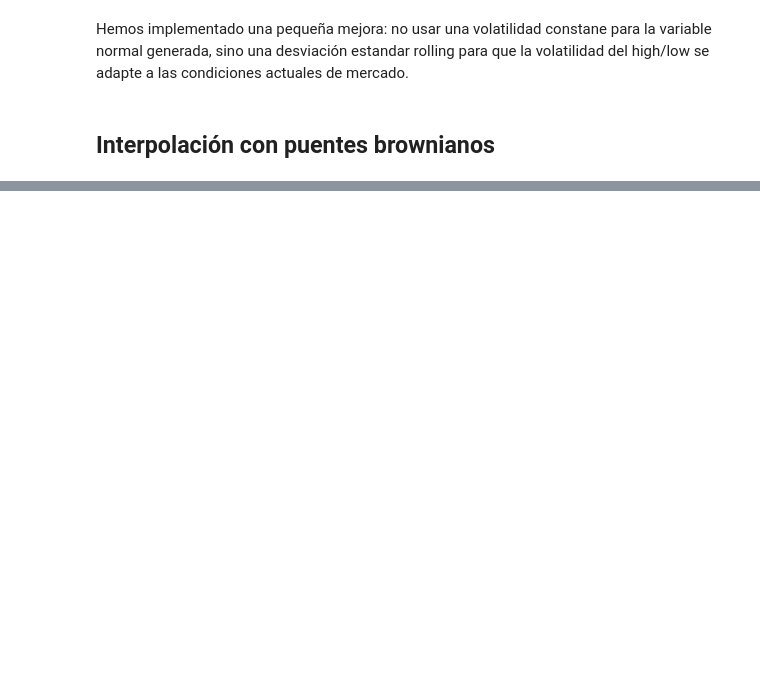
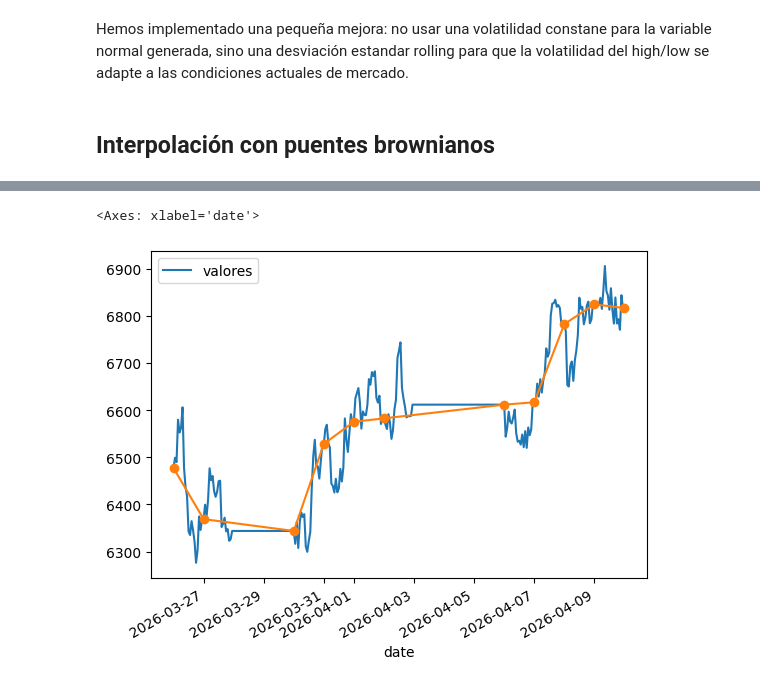
Before and after one commit to Jordi103/simulacion_de_mercado, a Jupyter notebook: simulaciones_OHLC.ipynb, the cells around one changed output, grey strips where cells are left out. Cells and saved outputs as stored; diff of their text form; code cells hidden in the pictures; blank space fills up the shorter version.

```diff
--- a/simulaciones_OHLC.ipynb
+++ b/simulaciones_OHLC.ipynb
@@ -89,0 +101,10 @@ NOTA: no se simula actividad en días festivos, lo cual no es necesariamente rea
+# %%
+importlib.reload(datos)
+interpolacion = datos.OHLC().desde_interpolacion_puentes_brownianos(data['close'].iloc[-11:],
+                                                                   retorna_interpolacion=True)
+fig, ax = plt.subplots(1,1)
+interpolacion.plot(ax=ax)
+data['close'].iloc[-11:].plot(ax=ax, marker='o')
+# %% [output]
+<Axes: xlabel='date'>
+[figure, added]
```
Also changed, not shown: parts of 14 cells of this notebook, 1 other file.
